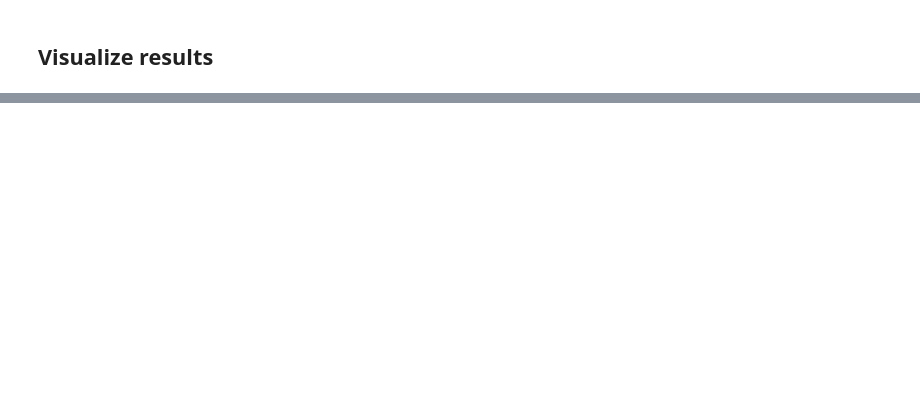
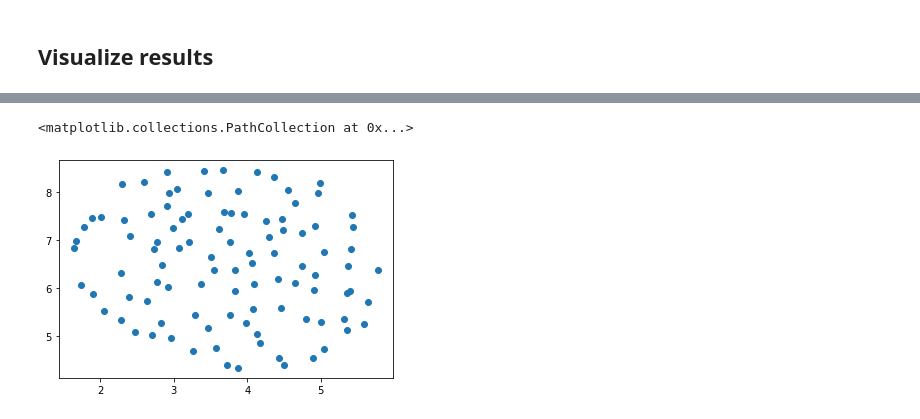
Before and after one commit to szabogtamas/distance_metrics_comparisons, a Jupyter notebook: notebooks/jupyter/efficient_jaccard_distances.ipynb, the cells around one changed output, grey strips where cells are left out. Drawn from its saved outputs; the diff is of its cells as text; code cells hidden in the pictures; blank space fills up the shorter version.

```diff
--- a/notebooks/jupyter/efficient_jaccard_distances.ipynb
+++ b/notebooks/jupyter/efficient_jaccard_distances.ipynb
@@ -41,0 +194,6 @@ umap_coords = U.fit_transform(scikit_distances)
+# %%
+fig, ax = plt.subplots()
+ax.scatter(umap_coords[:,0], umap_coords[:,1])
+# %% [output]
+<matplotlib.collections.PathCollection at 0x...>
+[figure, added]
```
Also changed, not shown: parts of 22 cells of this notebook.
